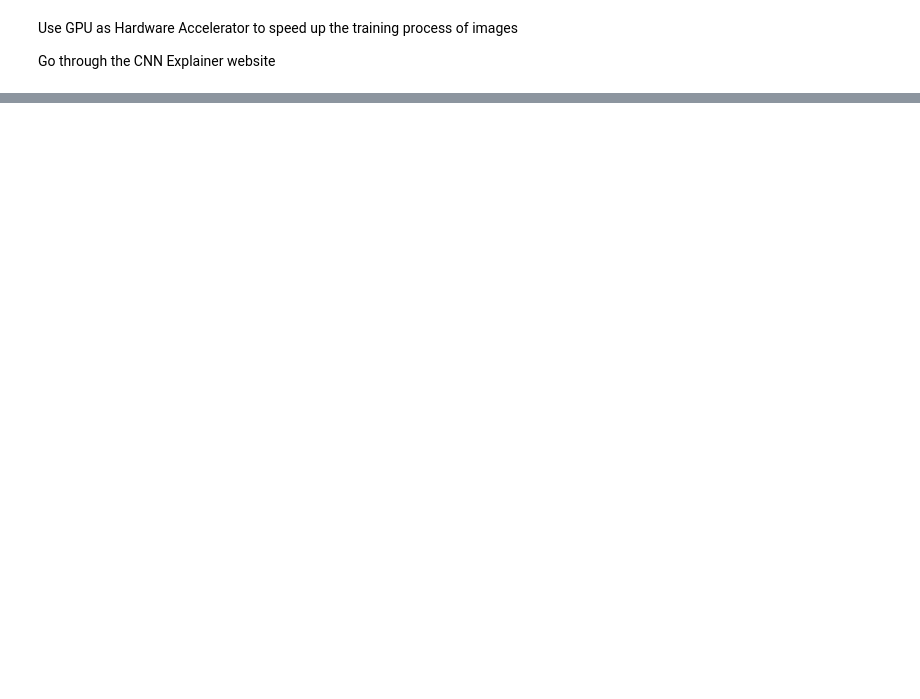
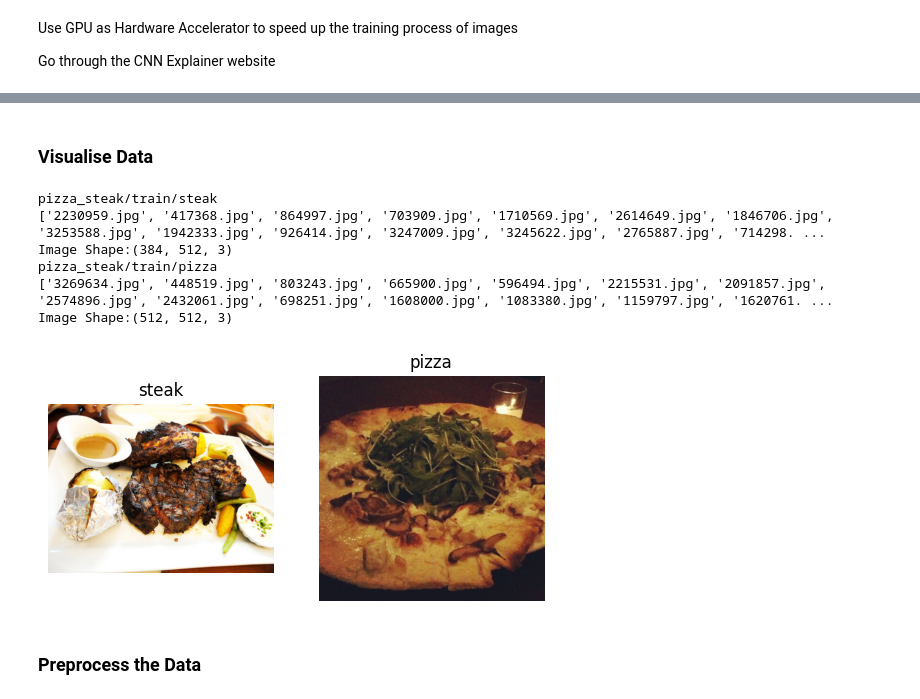
Before and after one commit to Shanu-Mathew/Tensorflow-Notes, a Jupyter notebook: CNN_&_CV.ipynb, the cells around one changed output, grey strips where cells are left out. Saved outputs shown, nothing was run; the diff lists cells and outputs as text; code cells hidden in the pictures; blank space fills up the shorter version.

```diff
--- a/CNN_&_CV.ipynb
+++ b/CNN_&_CV.ipynb
@@ -218,0 +229,18 @@ _________________________________________________________________
+# %% [markdown]
+### Visualise Data
+# %%
+plt.figure()
+plt.subplot(1,2,1)
+steak_img=view_random_image("pizza_steak/train/","steak")
+plt.subplot(1,2,2)
+steak_img=view_random_image("pizza_steak/train/","pizza")
+# %% [output]
+pizza_steak/train/steak
+['2230959.jpg', '417368.jpg', '864997.jpg', '703909.jpg', '1710569.jpg', '2614649.jpg', '1846706.jpg', '3253588.jpg', '1942333.jpg', '926414.jpg', '3247009.jpg', '3245622.jpg', '2765887.jpg', '714298. ...
+Image Shape:(384, 512, 3)
+pizza_steak/train/pizza
+['3269634.jpg', '448519.jpg', '803243.jpg', '665900.jpg', '596494.jpg', '2215531.jpg', '2091857.jpg', '2574896.jpg', '2432061.jpg', '698251.jpg', '1608000.jpg', '1083380.jpg', '1159797.jpg', '1620761. ...
+Image Shape:(512, 512, 3)
+[figure, added]
+# %% [markdown]
+### Preprocess the Data
```
Also changed, not shown: parts of 29 cells of this notebook.
